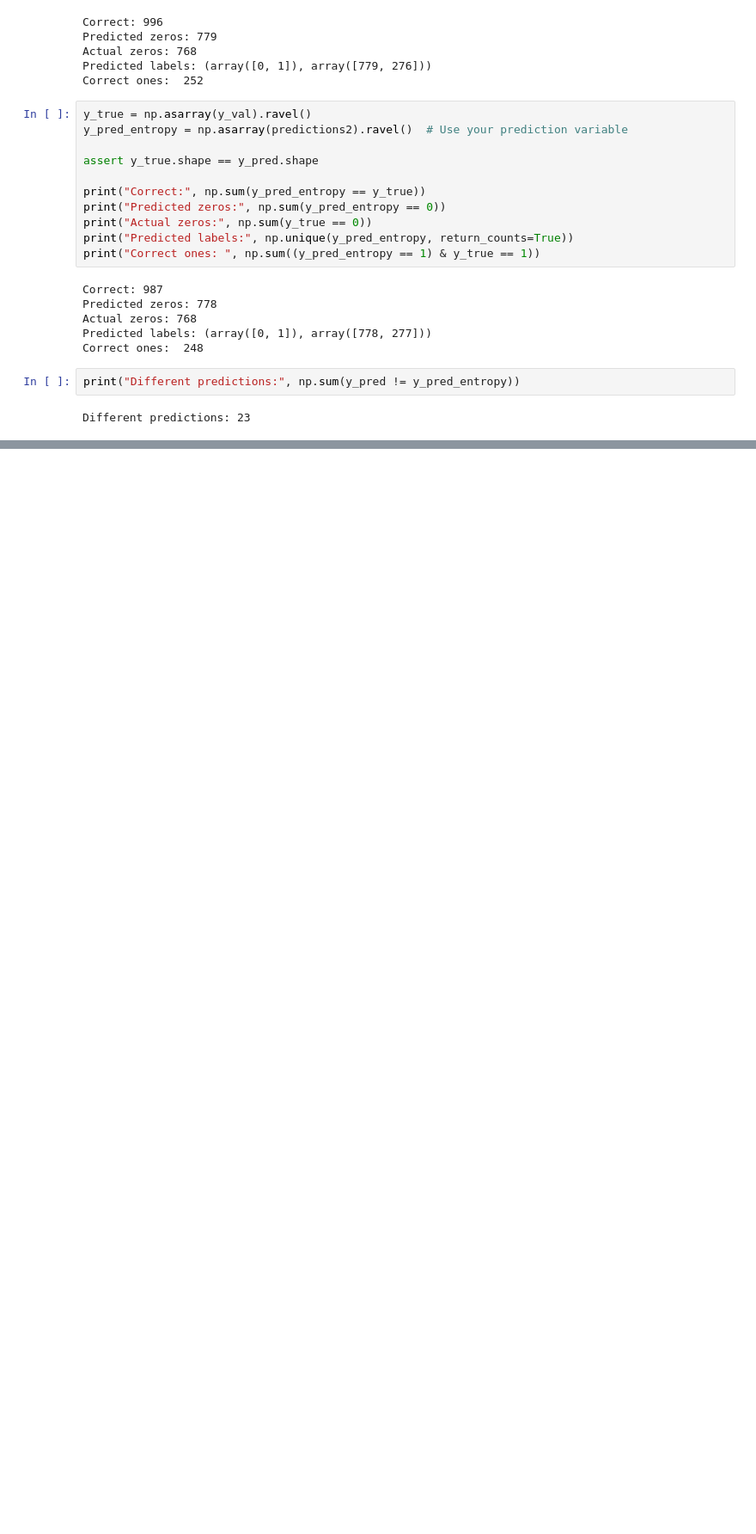
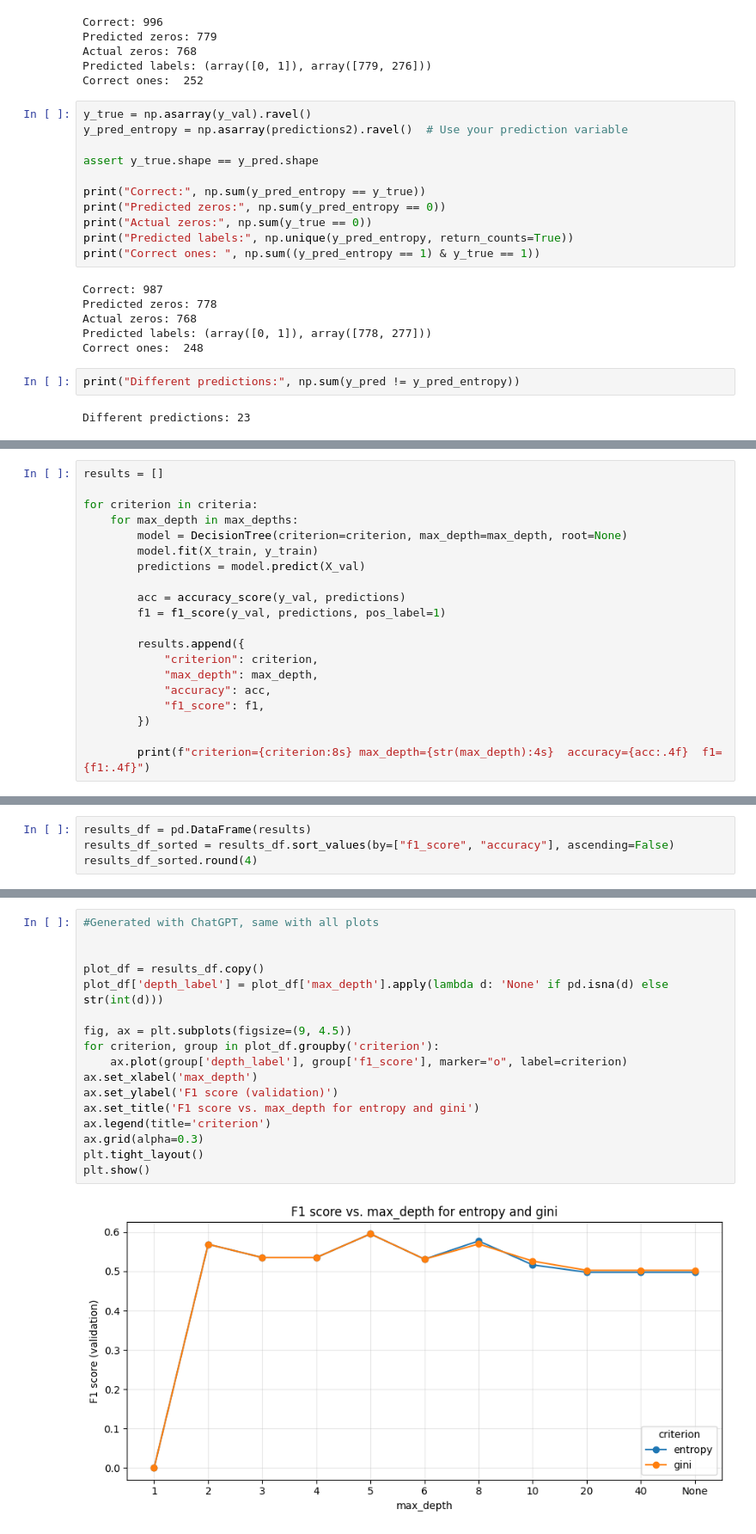
Before and after one commit to madsrb2003-dev/inf264_proj1, a Jupyter notebook: run_experiment.ipynb, the cells around one changed output, grey strips where cells are left out. Shown at 86% size. Drawn from its saved outputs; the diff is of its cells as text; blank space fills up the shorter version.

Commit message:
Update decision tree and experiment notebook

```diff
--- a/run_experiment.ipynb
+++ b/run_experiment.ipynb
@@ -123,0 +138,20 @@ Different predictions: 23
+# %%
+results = []
+
+for criterion in criteria:
+    for max_depth in max_depths:
+        model = DecisionTree(criterion=criterion, max_depth=max_depth, root=None)
+        model.fit(X_train, y_train)
+        predictions = model.predict(X_val)
+
+        acc = accuracy_score(y_val, predictions)
+        f1 = f1_score(y_val, predictions, pos_label=1)
+
+        results.append({
+            "criterion": criterion,
+            "max_depth": max_depth,
+            "accuracy": acc,
+            "f1_score": f1,
+        })
+
+        print(f"criterion={criterion:8s} max_depth={str(max_depth):4s}  accuracy={acc:.4f}  f1={f1:.4f}")
@@ -123,0 +176,4 @@ Different predictions: 23
+# %%
+results_df = pd.DataFrame(results)
+results_df_sorted = results_df.sort_values(by=["f1_score", "accuracy"], ascending=False)
+results_df_sorted.round(4)
@@ -123,0 +215,19 @@ Different predictions: 23
+# %%
+#Generated with ChatGPT, same with all plots
+
+
+plot_df = results_df.copy()
+plot_df['depth_label'] = plot_df['max_depth'].apply(lambda d: 'None' if pd.isna(d) else str(int(d)))
+
+fig, ax = plt.subplots(figsize=(9, 4.5))
+for criterion, group in plot_df.groupby('criterion'):
+    ax.plot(group['depth_label'], group['f1_score'], marker="o", label=criterion)
+ax.set_xlabel('max_depth')
+ax.set_ylabel('F1 score (validation)')
+ax.set_title('F1 score vs. max_depth for entropy and gini')
+ax.legend(title='criterion')
+ax.grid(alpha=0.3)
+plt.tight_layout()
+plt.show()
+# %% [output]
+[figure, added]
```
Also changed, not shown: parts of 15 cells of this notebook, 1 other file.
